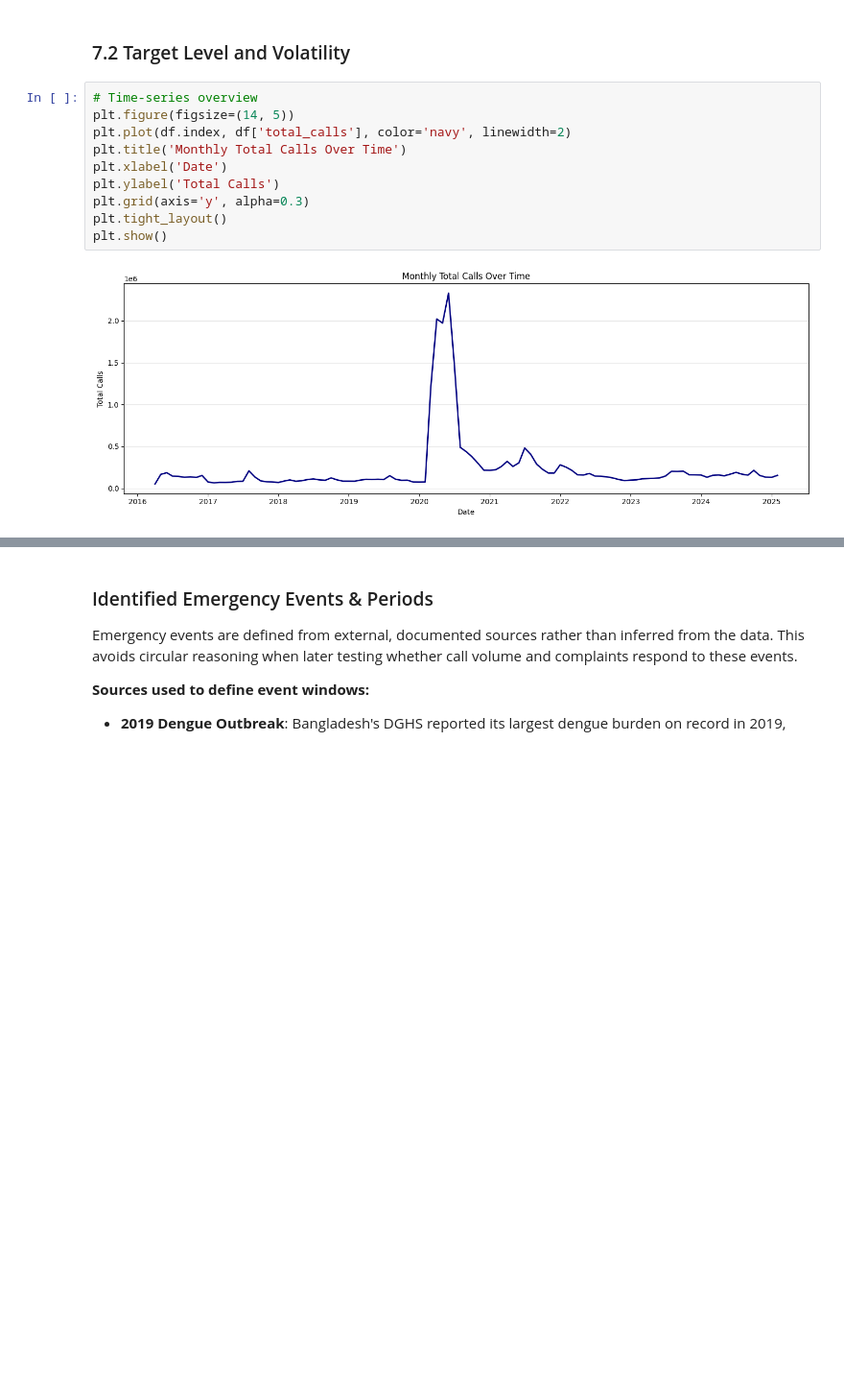
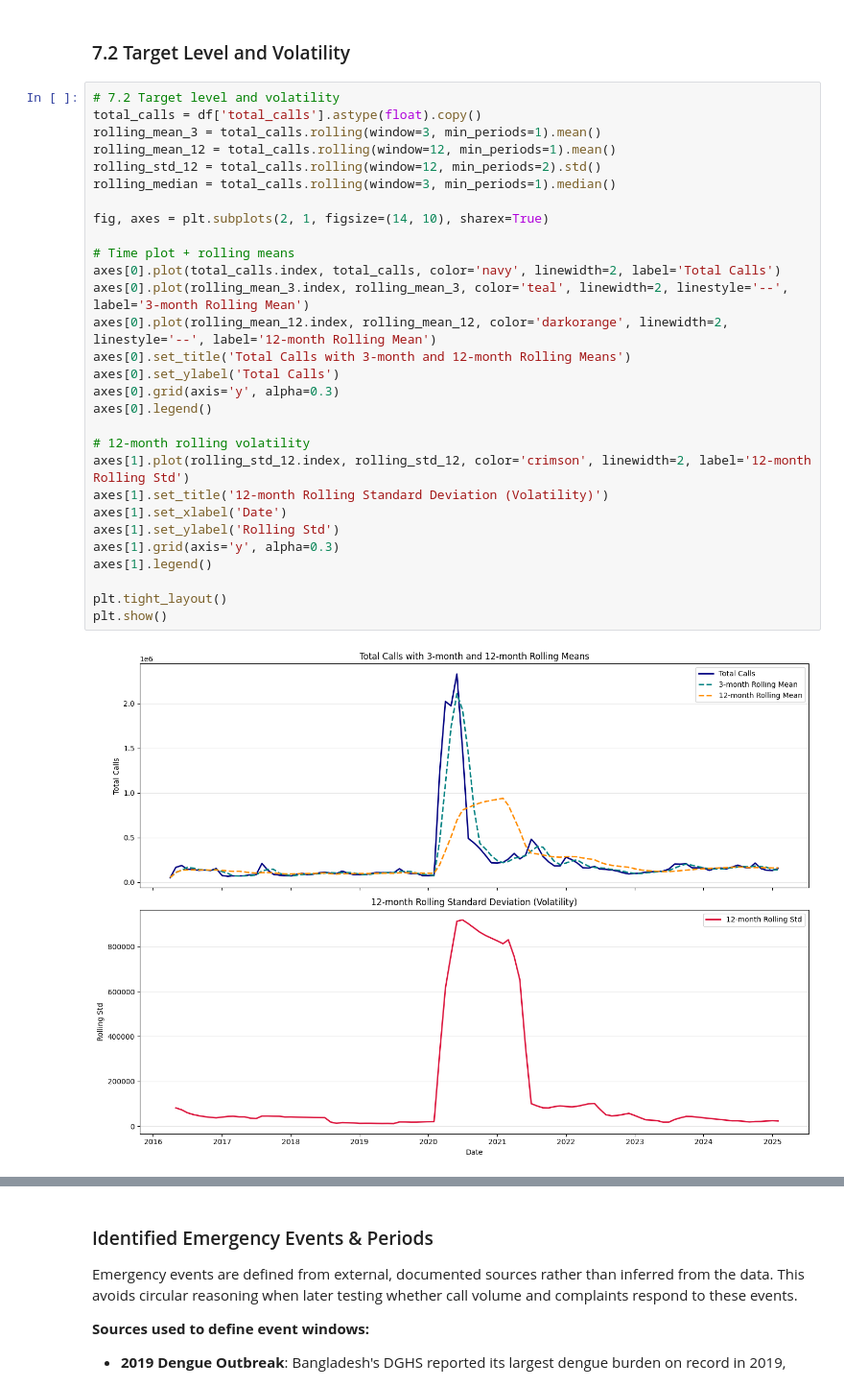
Before and after one commit to amschiltz/healthcare-surge-strain, a Jupyter notebook: notebooks/0.1-ams-initial-exploration.ipynb, the cells around one changed output, grey strips where cells are left out. Shown at 96% size. Drawn from its saved outputs; the diff is of its cells as text; blank space fills up the shorter version.

```diff
--- a/notebooks/0.1-ams-initial-exploration.ipynb
+++ b/notebooks/0.1-ams-initial-exploration.ipynb
@@ -511,15 +511,34 @@ service_info                 0.946049    0.917892      1.000000
 # %% [markdown]
 ### 7.2 Target Level and Volatility
 # %%
-# Time-series overview
-plt.figure(figsize=(14, 5))
-plt.plot(df.index, df['total_calls'], color='navy', linewidth=2)
-plt.title('Monthly Total Calls Over Time')
-plt.xlabel('Date')
-plt.ylabel('Total Calls')
-plt.grid(axis='y', alpha=0.3)
+# 7.2 Target level and volatility
+total_calls = df['total_calls'].astype(float).copy()
+rolling_mean_3 = total_calls.rolling(window=3, min_periods=1).mean()
+rolling_mean_12 = total_calls.rolling(window=12, min_periods=1).mean()
+rolling_std_12 = total_calls.rolling(window=12, min_periods=2).std()
+rolling_median = total_calls.rolling(window=3, min_periods=1).median()
+
+fig, axes = plt.subplots(2, 1, figsize=(14, 10), sharex=True)
+
+# Time plot + rolling means
+axes[0].plot(total_calls.index, total_calls, color='navy', linewidth=2, label='Total Calls')
+axes[0].plot(rolling_mean_3.index, rolling_mean_3, color='teal', linewidth=2, linestyle='--', label='3-month Rolling Mean')
+axes[0].plot(rolling_mean_12.index, rolling_mean_12, color='darkorange', linewidth=2, linestyle='--', label='12-month Rolling Mean')
+axes[0].set_title('Total Calls with 3-month and 12-month Rolling Means')
+axes[0].set_ylabel('Total Calls')
+axes[0].grid(axis='y', alpha=0.3)
+axes[0].legend()
+
+# 12-month rolling volatility
+axes[1].plot(rolling_std_12.index, rolling_std_12, color='crimson', linewidth=2, label='12-month Rolling Std')
+axes[1].set_title('12-month Rolling Standard Deviation (Volatility)')
+axes[1].set_xlabel('Date')
+axes[1].set_ylabel('Rolling Std')
+axes[1].grid(axis='y', alpha=0.3)
+axes[1].legend()
+
 plt.tight_layout()
 plt.show()
 # %% [output]
-[figure, old version]
+[figure, new version]
 # %% [markdown]
```
Also changed, not shown: parts of 10 cells of this notebook.
